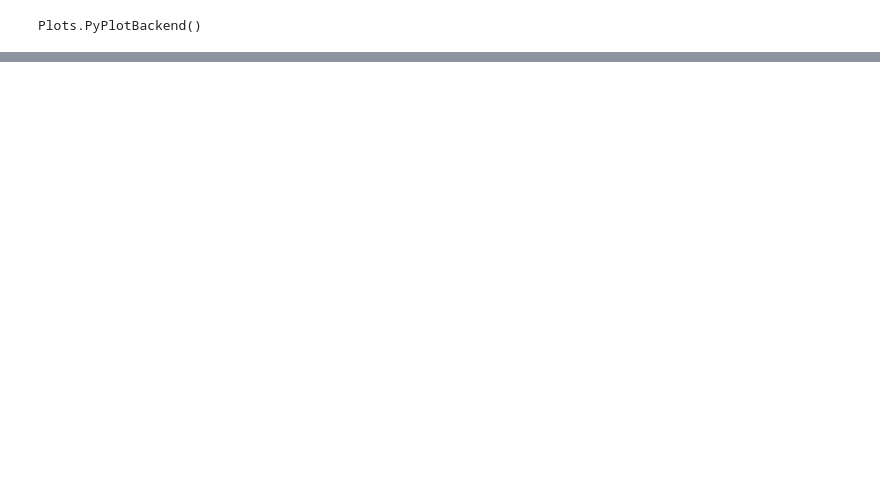
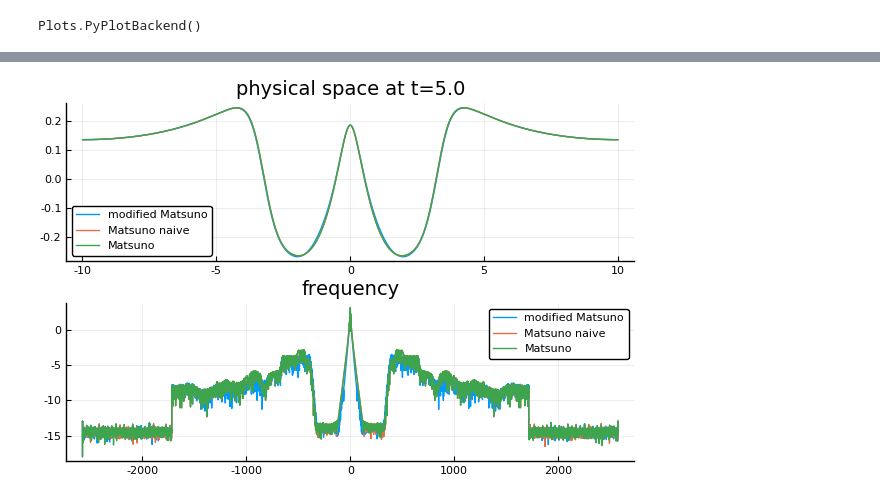
Before and after one commit to WaterWavesModels/WaterWaves1D.jl, a Jupyter notebook: notebooks/Matsunos.ipynb, the cells around one changed output, grey strips where cells are left out. Cells and saved outputs as stored; diff of their text form; code cells hidden in the pictures; blank space fills up the shorter version.

```diff
--- a/notebooks/Matsunos.ipynb
+++ b/notebooks/Matsunos.ipynb
@@ -67,8 +66,10 @@ problem.param = (ϵ = 0.5, N = 16384, L = 10, T = 5, dt = 0.001, nr = 100)
 # %%
 p = plot(layout=(2,1))
 for problem in problems
-    fig_problem!( p, problem ,3)
+    fig_problem!( p, problem ,5)
 end
 p
+# %% [output]
+[figure, added]
 # %%
 maximum(mapfro(model0,problem13.data.U[1000])[2].-mapfro(model0,problem03.data.U[1000])[2])
```
Also changed, not shown: parts of 7 cells of this notebook, 3 other files.
